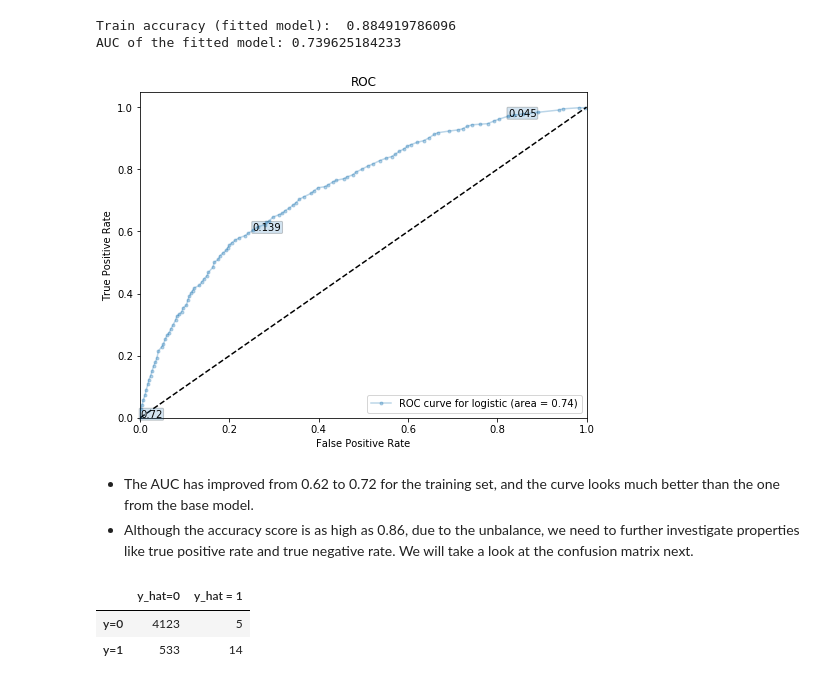
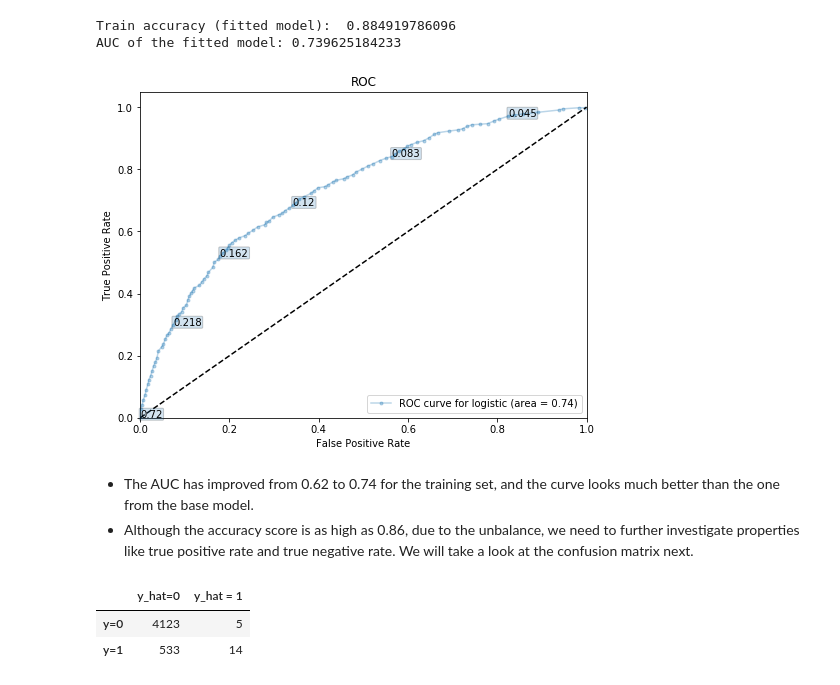
Before and after one commit to syj19950301/Data_Science_1, a Jupyter notebook: cs109a_midterm_2017.ipynb, the cells around one changed output. Saved outputs shown, nothing was run; the diff lists cells and outputs as text; code cells hidden in the pictures.

```diff
--- a/cs109a_midterm_2017.ipynb
+++ b/cs109a_midterm_2017.ipynb
@@ -423,8 +424,8 @@ df3 = df3[df3['DESTINATION_AIRPORT'].isin(total_airports)]
 # df_test3 = df3[~msk]
 
 df3['DATE'] = pd.to_datetime(df3['DATE'])
-df_train3 = df3.ix[0:10000,:]
-df_test3 = df3.ix[10001:20000,:]
+df_train3 = df3.ix[0:10000]
+df_test3 = df3.ix[10001:20000]
 # df_train3 = df3[df3['DATE'].apply(lambda x:x.date()) < datetime.date(2015, 1, 23)]
 # df_test3 = df3[df3['DATE'].apply(lambda x:x.date()) < datetime.date(2015, 1, 31)]
 # df_test3 = df_test3[df_test3['DATE'].apply(lambda x:x.date()) > datetime.date(2015, 1, 23)]
@@ -465,11 +466,11 @@ Train accuracy (fitted model):  0.884919786096
 AUC of the fitted model: 0.739625184233
 # %%
 plt.figure(figsize=(8,6))
-ax=make_roc("logistic",logregcv, y_train3, X_train3, labe=500, skip=10)
+ax=make_roc("logistic",logregcv, y_train3, X_train3, labe=200, skip=10)
 # %% [output]
-[figure, old version]
+[figure, new version]
 # %% [markdown]
-- The AUC has improved from 0.62 to 0.72 for the training set, and the curve looks much better than the one from the base model.
+- The AUC has improved from 0.62 to 0.74 for the training set, and the curve looks much better than the one from the base model.
 - Although the accuracy score is as high as 0.86, due to the unbalance, we need to further investigate properties like true positive rate and true negative rate. We will take a look at the confusion matrix next.
 # %%
 conf_mat = confusion_matrix(y_train3, y_hat_train3)
```
Also changed, not shown: parts of 17 cells of this notebook, 8 other files.
